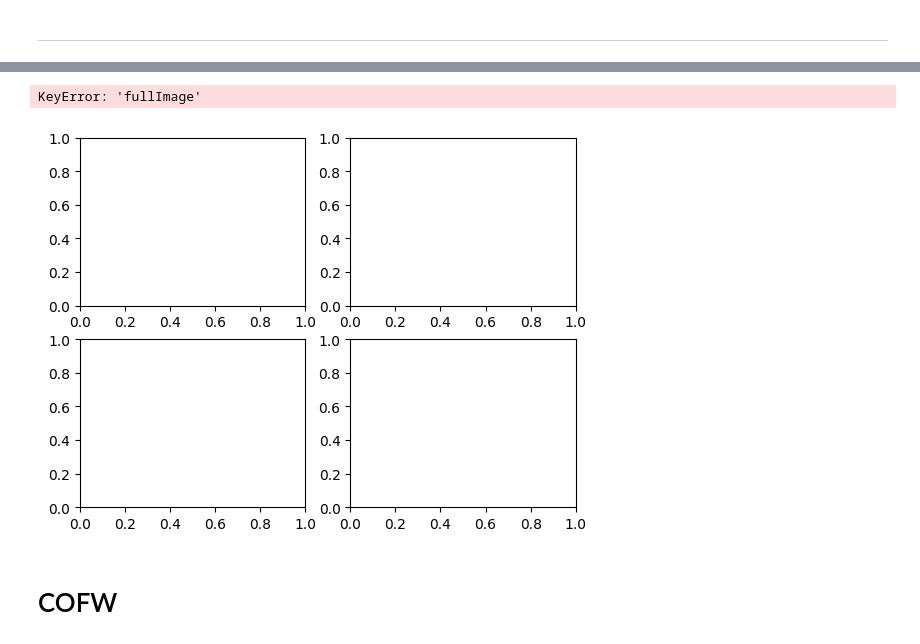
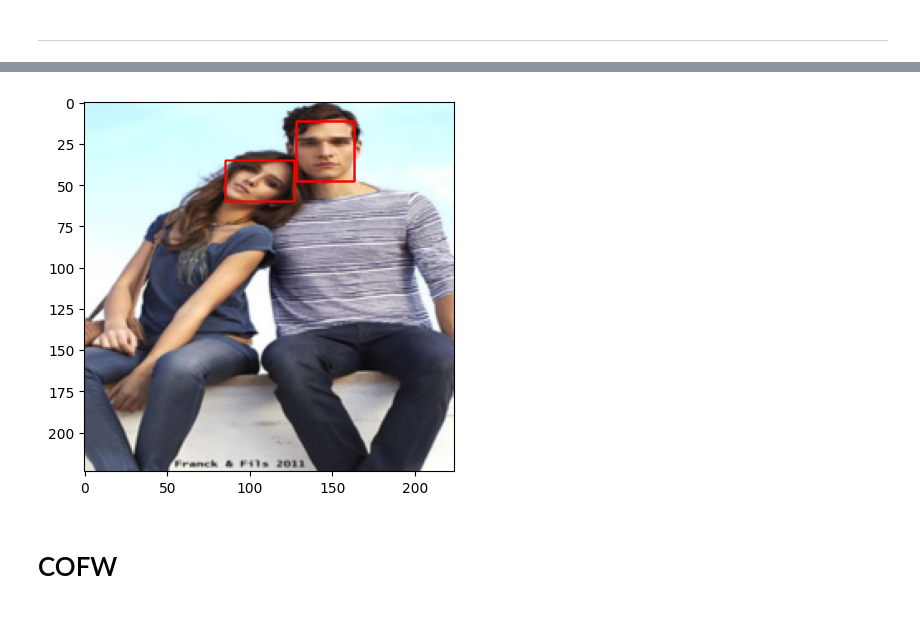
Before and after one commit to freya-aino/motion-capture, a Jupyter notebook: dataloader_test.ipynb, the cells around one changed output, grey strips where cells are left out. Cells and saved outputs as stored; diff of their text form; code cells hidden in the pictures.

```diff
--- a/dataloader_test.ipynb
+++ b/dataloader_test.ipynb
@@ -115,19 +87,0 @@ len(wflw_dataset)
-# %%
-# test collate function
-collate_test = wflw_dataset.collate_fn_bbox([wflw_dataset[3]])
-
-test_image = (collate_test[0].squeeze() * 255).to(T.uint8).permute(1, 2, 0).numpy()
-test_bboxes = collate_test[1].squeeze() # * T.tensor([wflw_dataset.output_full_image_shape] * 2).flatten()
-
-plt.imshow(test_image)
-
-for bbox in test_bboxes:
-    x, y = bbox[:2] * 224
-    w, h = bbox[2:] * 224
-    plt.gca().add_patch(
-        patches.Rectangle(
-            (x-w, y-h),
-            w*2, h*2,
-            linewidth=1,
-            edgecolor="red",
-            facecolor="none"))
@@ -138,58 +88,23 @@ Error:
 # %%
 test_i = 1
 
-num_faces = sum(wflw_dataset[test_i]["faceValidity"]).item()
+test_full_image = wflw_dataset[test_i][0].to(dtype=uint8).permute(1, 2, 0).round().byte().numpy()
 
-_, ax = plt.subplots(num_faces, 2)
+_, ax = plt.subplots()
+plt.imshow(test_full_image)
 
-test_full_image = wflw_dataset[test_i]["fullImage"].to(dtype=T.uint8).permute(1, 2, 0).round().byte().numpy()
-
-print(f"number of faces {num_faces}")
-for i in range(num_faces):
-
-    test_face_image = wflw_dataset[test_i]["faceImages"][i].to(dtype=T.uint8).permute(1, 2, 0).round().byte().numpy()
-
-    # plot full images
-    ax[i, 0].imshow(test_full_image)
-
-    # plot bounding box
-    x, y = wflw_dataset[test_i]["faceBboxes"][i][0]
-    w, h = wflw_dataset[test_i]["faceBboxes"][i][1]
-    ax[i, 0].add_patch(
+for bbox in wflw_dataset[test_i][1]:
+    x, y, w, h = bbox
+    ax.add_patch(
         patches.Rectangle(
             (x-w, y-h),
             w*2, h*2,
             linewidth=1,
             edgecolor="red",
             facecolor="none"))
-
-    # plot face image
-    ax[i, 1].imshow(test_face_image)
-
-# x, y = wflw_dataset[test_i]["faceBbox"][0]
-# w, h = wflw_dataset[test_i]["faceBbox"][1]
-# ax[0].add_patch(
-#     patches.Rectangle(
-#         (x-w, y-h),
-#         w*2, h*2,
-#         linewidth=1,
-#         edgecolor="red",
-#         facecolor="none"))
-
-# for dp in wflw_dataset[test_i]["globalKeypoints"]:
-#     ax[0].plot(dp[0], dp[1], "ro", markersize=2)
-
-# # plot face image and keypoints
-# ax[1].imshow(test_face_image)
-
-# for dp in wflw_dataset[test_i]["localKeypoints"]:
-#     ax[1].plot(dp[0], dp[1], "ro", markersize=2)
-
-
 plt.show()
 # %% [output]
-KeyError: 'fullImage'
-[figure, old version]
+[figure, new version]
 # %% [markdown]
 # COFW
 # %%
```
Also changed, not shown: parts of 7 cells of this notebook, 20 other files.
